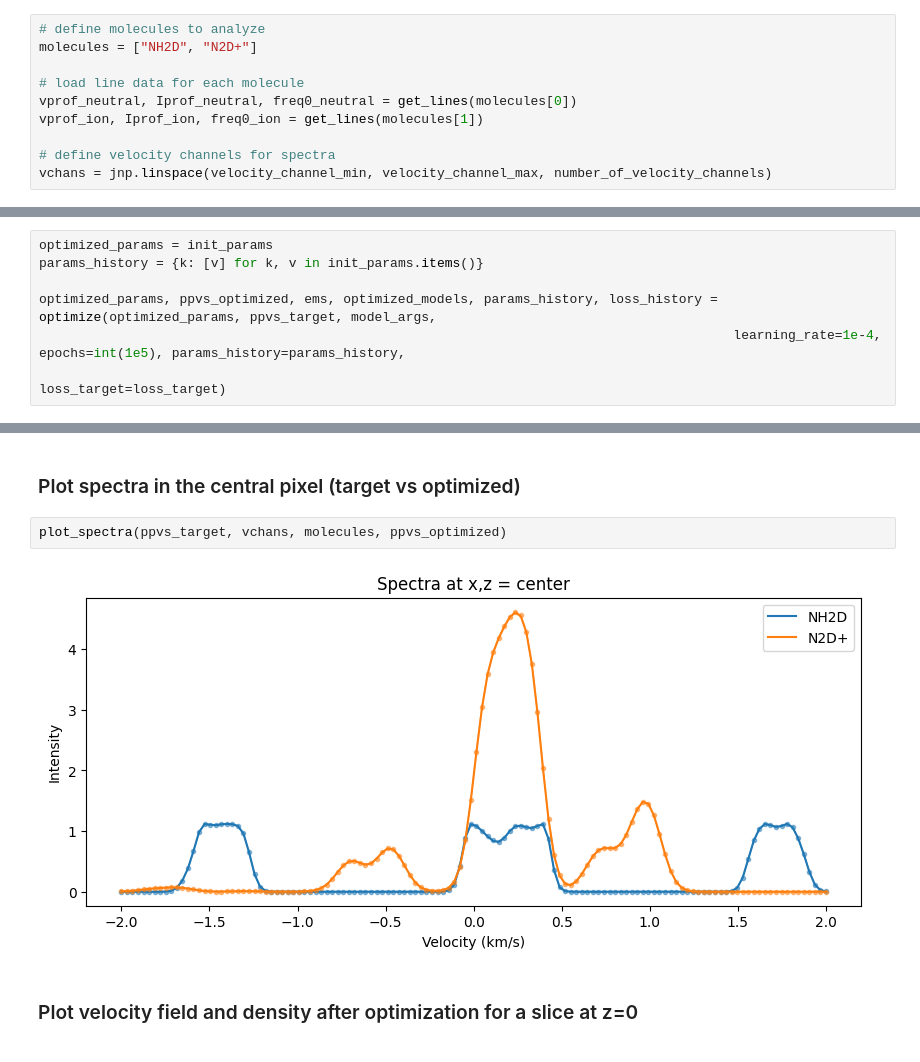
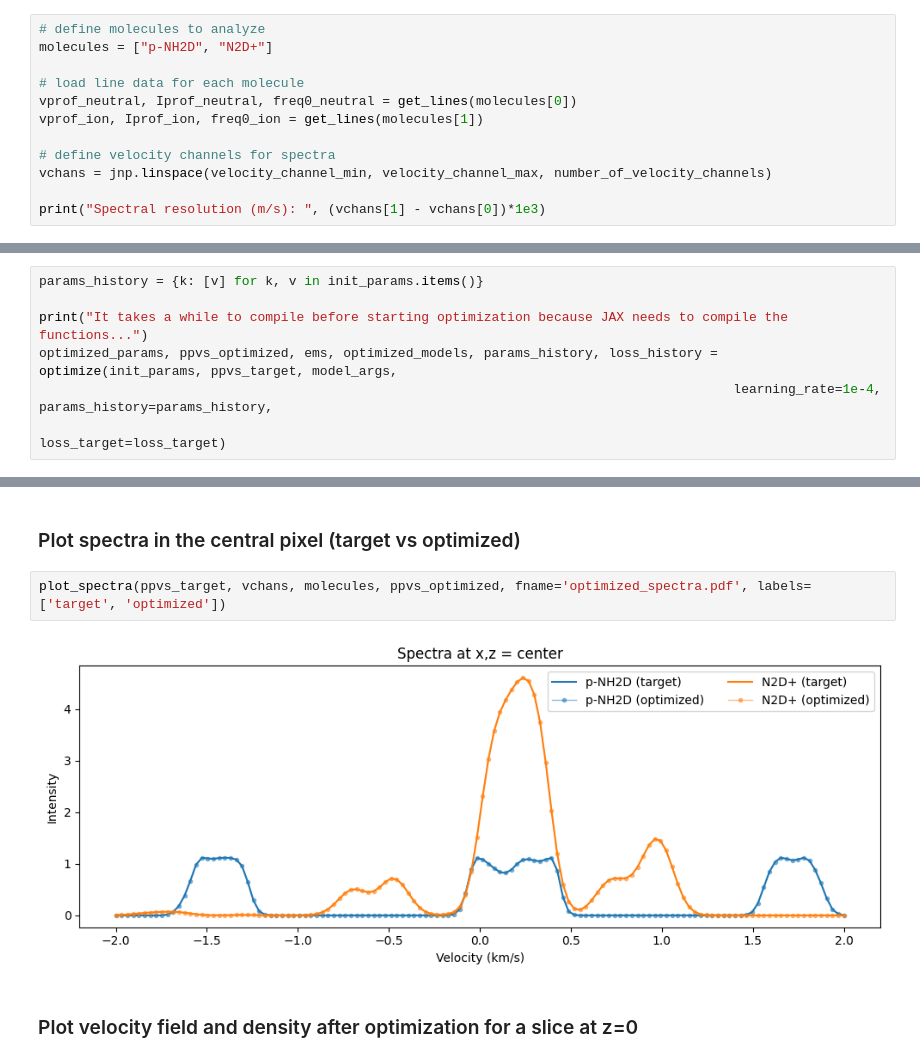
Before and after one commit to tgrassi/ppv_jax_public, a Jupyter notebook: test.ipynb, the cells around one changed output, grey strips where cells are left out. Drawn from its saved outputs; the diff is of its cells as text.

```diff
--- a/test.ipynb
+++ b/test.ipynb
@@ -25,6 +27,6 @@ Load spectroscopic data from a PySpecKit model file
 # %%
 # define molecules to analyze
-molecules = ["NH2D", "N2D+"]
+molecules = ["p-NH2D", "N2D+"]
 
 # load line data for each molecule
 vprof_neutral, Iprof_neutral, freq0_neutral = get_lines(molecules[0])
@@ -32,3 +34,5 @@ vprof_ion, Iprof_ion, freq0_ion = get_lines(molecules[1])
 
 # define velocity channels for spectra
 vchans = jnp.linspace(velocity_channel_min, velocity_channel_max, number_of_velocity_channels)
+
+print("Spectral resolution (m/s): ", (vchans[1] - vchans[0])*1e3)
@@ -148,8 +177,8 @@ plot_profiles(models_init, molecules)
 # %%
-optimized_params = init_params
 params_history = {k: [v] for k, v in init_params.items()}
 
-optimized_params, ppvs_optimized, ems, optimized_models, params_history, loss_history = optimize(optimized_params, ppvs_target, model_args,
-                                                                                         learning_rate=1e-4, epochs=int(1e5), params_history=params_history,
+print("It takes a while to compile before starting optimization because JAX needs to compile the functions...")
+optimized_params, ppvs_optimized, ems, optimized_models, params_history, loss_history = optimize(init_params, ppvs_target, model_args,
+                                                                                         learning_rate=1e-4, params_history=params_history,
                                                                                          loss_target=loss_target)
 # %% [output]
@@ -192,9 +206,9 @@ Max difference: 0.00263797
 # %% [markdown]
 ### Plot spectra in the central pixel (target vs optimized)
 # %%
-plot_spectra(ppvs_target, vchans, molecules, ppvs_optimized)
+plot_spectra(ppvs_target, vchans, molecules, ppvs_optimized, fname='optimized_spectra.pdf', labels=['target', 'optimized'])
 # %% [output]
-[figure, old version]
+[figure, new version]
 # %% [markdown]
 ### Plot velocity field and density after optimization for a slice at z=0
 # %%
```
Also changed, not shown: parts of 30 cells of this notebook, 3 other files.
